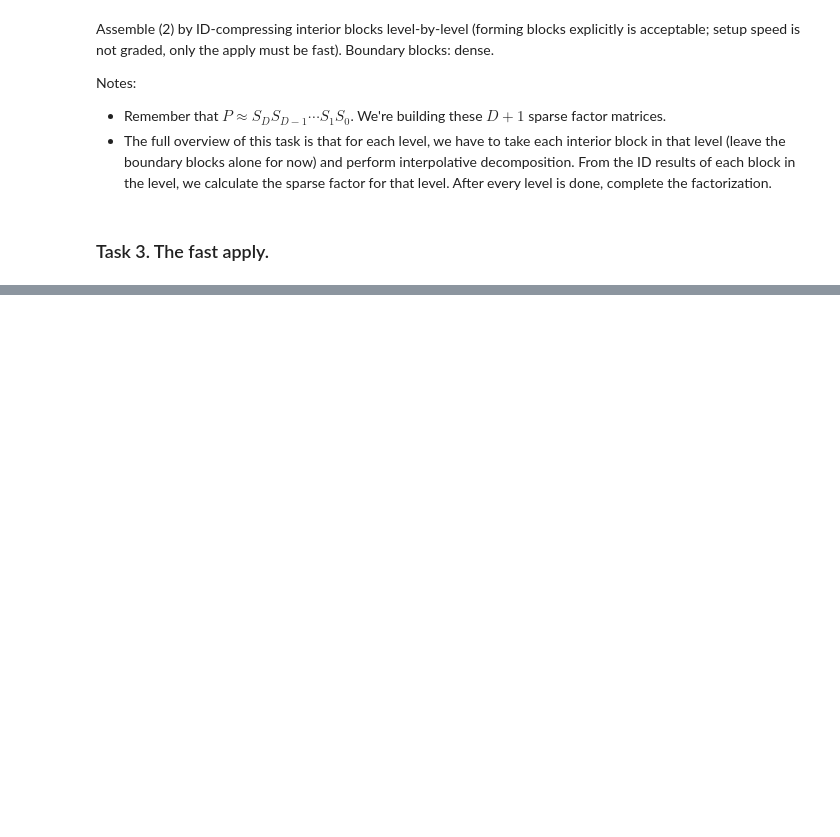
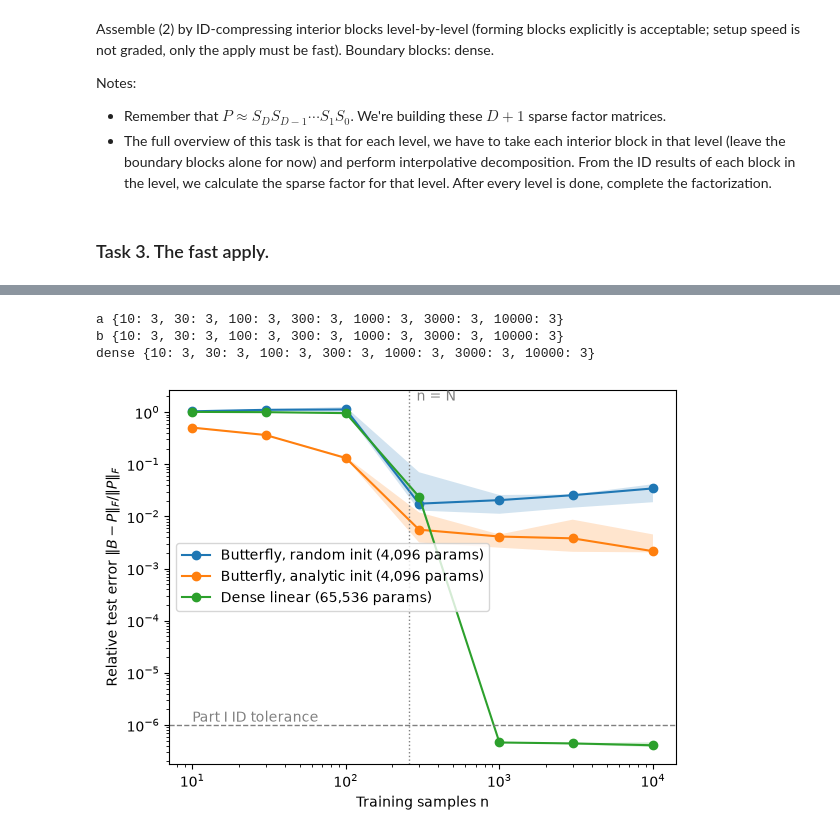
Before and after one commit to leahghartman/university-notes, a Jupyter notebook: graduate-3/semester-1/MATH671/code/butterfly_factorization/butterfly_factorization.ipynb, the cells around one changed output, grey strips where cells are left out. Drawn from its saved outputs; the diff is of its cells as text; code cells hidden in the pictures; blank space fills up the shorter version.

```diff
--- a/graduate-3/semester-1/MATH671/code/butterfly_factorization/butterfly_factorization.ipynb
+++ b/graduate-3/semester-1/MATH671/code/butterfly_factorization/butterfly_factorization.ipynb
@@ -123,0 +135,2 @@ wrote figs/F3_timing.png
+# %%
+factors = butterfly_setup(N=256, tol=1e-6)
@@ -123,0 +229,32 @@ wrote figs/F3_timing.png
+# %%
+fig, ax = plt.subplots(figsize=(6, 4.5))
+for kind, rows in results.items():
+    rows = np.array(rows)
+    if rows.size == 0:
+        continue
+    ns, med, lo, hi, counts = [], [], [], [], []
+    for n in sample_counts:
+        e = rows[rows[:, 1] == n, 2]
+        if len(e) == 0:
+            continue                      # not run yet
+        ns.append(n); med.append(np.median(e))
+        lo.append(e.min()); hi.append(e.max()); counts.append(len(e))
+    ax.loglog(ns, med, "o-", label=labels[kind])
+    ax.fill_between(ns, lo, hi, alpha=0.2)
+    print(kind, dict(zip(ns, counts)))    # seeds completed per n
+
+ax.axvline(N, color="gray", ls=":", lw=1)
+ax.text(N, ax.get_ylim()[1], "  n = N", va="top", color="gray")
+ax.axhline(1e-6, color="gray", ls="--", lw=1)
+ax.text(sample_counts[0], 1e-6, "Part I ID tolerance", va="bottom", color="gray")
+
+ax.set_xlabel("Training samples n")
+ax.set_ylabel(r"Relative test error $\|B-P\|_F / \|P\|_F$")
+ax.legend()
+fig.tight_layout()
+fig.savefig("F4.png", dpi=200)
+# %% [output]
+a {10: 3, 30: 3, 100: 3, 300: 3, 1000: 3, 3000: 3, 10000: 3}
+b {10: 3, 30: 3, 100: 3, 300: 3, 1000: 3, 3000: 3, 10000: 3}
+dense {10: 3, 30: 3, 100: 3, 300: 3, 1000: 3, 3000: 3, 10000: 3}
+[figure, added]
```
Also changed, not shown: parts of 26 cells of this notebook.
